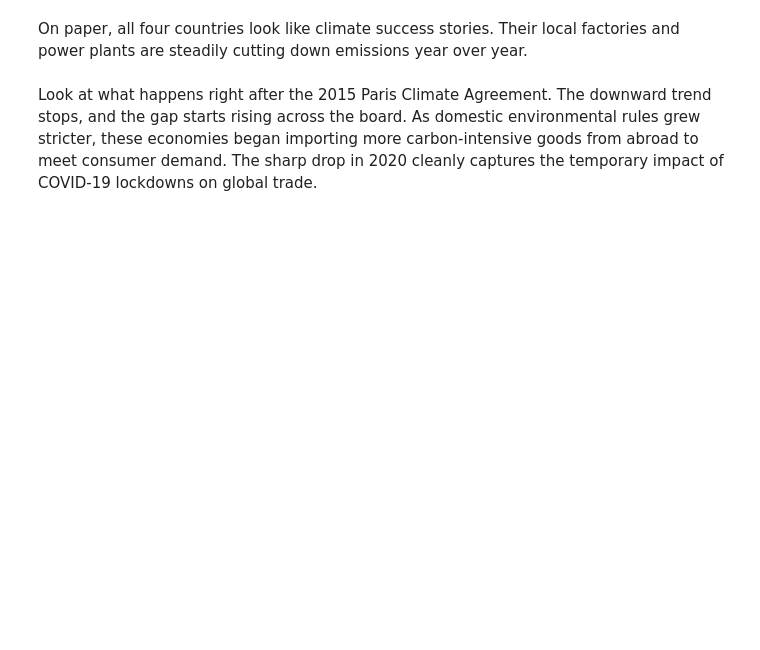
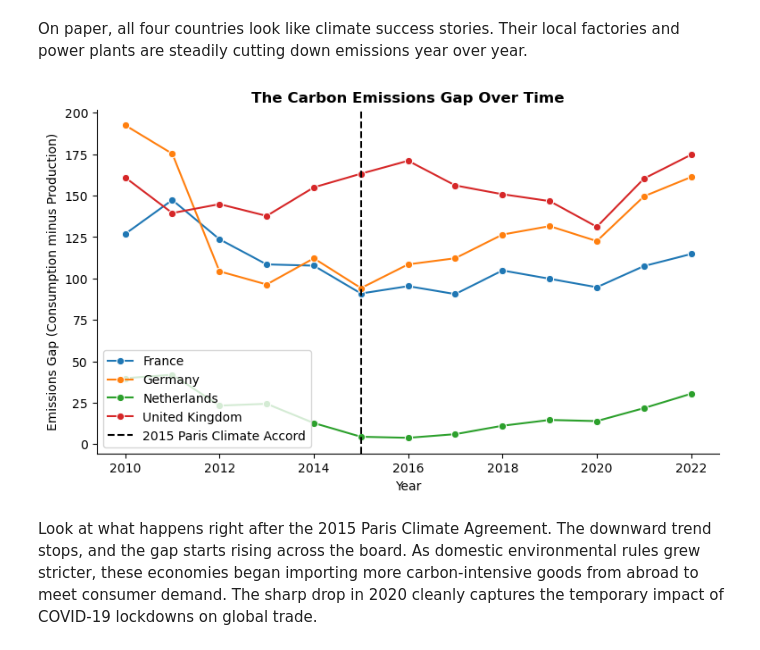
Before and after one commit to monica01101100/data-analysis-portfolio, a Jupyter notebook: finance-projects/esg-trade-emissions-analysis/notebooks/01_eda.ipynb, the cells around one changed output. Drawn from its saved outputs; the diff is of its cells as text; code cells hidden in the pictures; blank space fills up the shorter version.

Commit message:
Save updated ESG trade emissions EDA notebook

```diff
--- a/finance-projects/esg-trade-emissions-analysis/notebooks/01_eda.ipynb
+++ b/finance-projects/esg-trade-emissions-analysis/notebooks/01_eda.ipynb
@@ -61,19 +63,21 @@ On paper, all four countries look like climate success stories. Their local fact
 # %%
 # 2. The Emissions Gap & The 2015 Policy Shift
 plt.figure(figsize=(9, 5))
-sns.lineplot(data=df, x="year", y="emissions_gap", hue="country", marker="s")
+sns.lineplot(data=df, x="year", y="emissions_gap", hue="country", marker="o")
 plt.axvline(
     2015,
     linestyle="--",
-    color="red",
+    color="black",
     label="2015 Paris Climate Accord",
 )
 plt.title("The Carbon Emissions Gap Over Time", weight="bold")
 plt.xlabel("Year")
 plt.ylabel("Emissions Gap (Consumption minus Production)")
 plt.legend()
 sns.despine()
 plt.show()
+# %% [output]
+[figure, added]
 # %% [markdown]
 Look at what happens right after the 2015 Paris Climate Agreement. The downward trend stops, and the gap starts rising across the board. As domestic environmental rules grew stricter, these economies began importing more carbon-intensive goods from abroad to meet consumer demand. The sharp drop in 2020 cleanly captures the temporary impact of COVID-19 lockdowns on global trade.
 # %%
```
Also changed, not shown: parts of 4 cells of this notebook.
